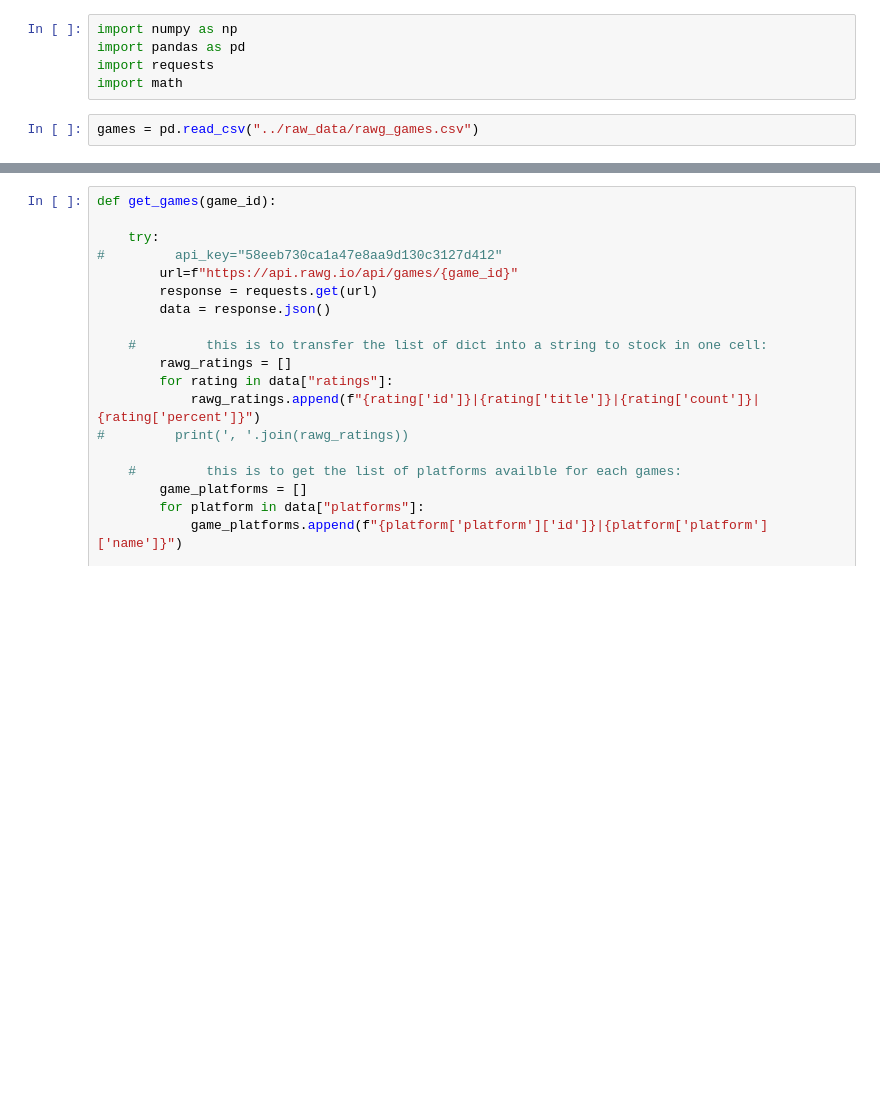
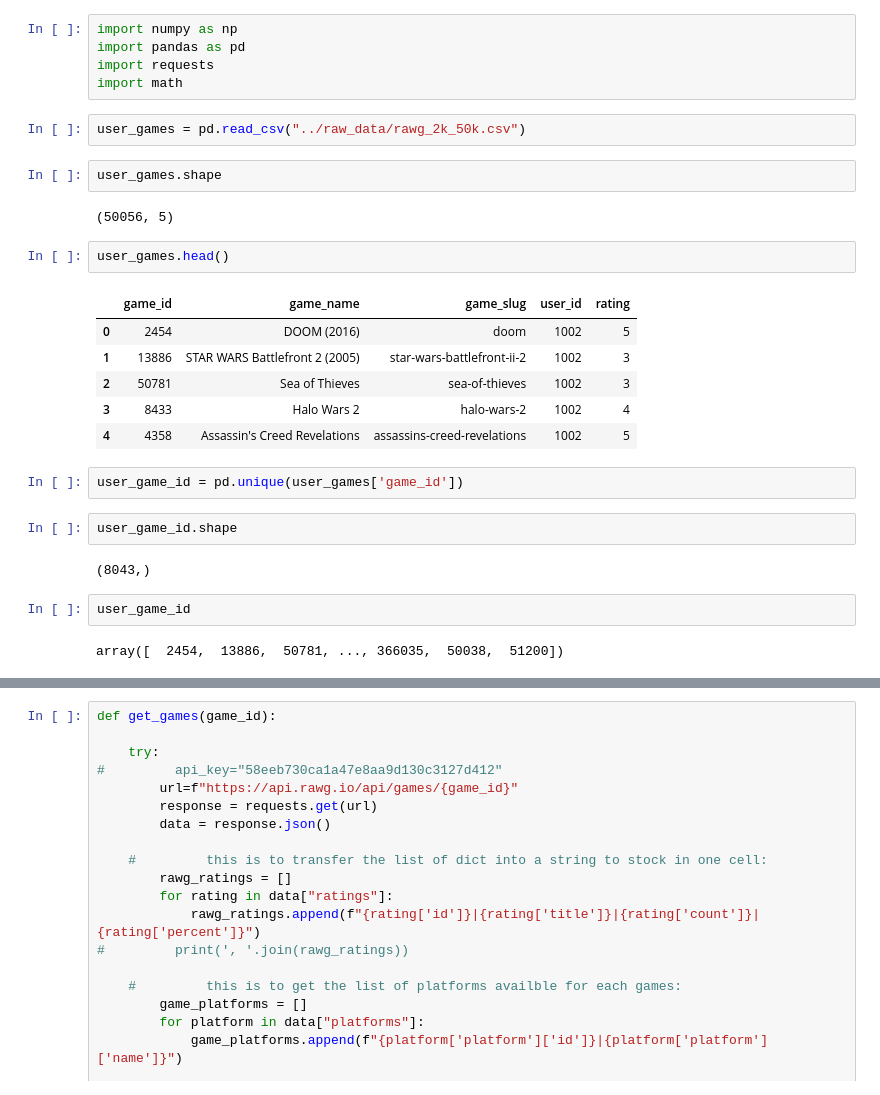
Before and after one commit to Agnes-Lain/game_one, a Jupyter notebook: notebooks/zuzu_rawg_games.ipynb, the cells around one changed output, grey strips where cells are left out. Cells and saved outputs as stored; diff of their text form; blank space fills up the shorter version.

```diff
--- a/notebooks/zuzu_rawg_games.ipynb
+++ b/notebooks/zuzu_rawg_games.ipynb
@@ -4,5 +4,28 @@ import pandas as pd
 import requests
 import math
 # %%
-games = pd.read_csv("../raw_data/rawg_games.csv")
+user_games = pd.read_csv("../raw_data/rawg_2k_50k.csv")
+# %%
+user_games.shape
+# %% [output]
+(50056, 5)
+# %%
+user_games.head()
+# %% [output]
+|  | game_id | game_name | game_slug | user_id | rating |
+| 0 | 2454 | DOOM (2016) | doom | 1002 | 5 |
+| 1 | 13886 | STAR WARS Battlefront 2 (2005) | star-wars-battlefront-ii-2 | 1002 | 3 |
+| 2 | 50781 | Sea of Thieves | sea-of-thieves | 1002 | 3 |
+| 3 | 8433 | Halo Wars 2 | halo-wars-2 | 1002 | 4 |
+| 4 | 4358 | Assassin's Creed Revelations | assassins-creed-revelations | 1002 | 5 |
+# %%
+user_game_id = pd.unique(user_games['game_id'])
+# %%
+user_game_id.shape
+# %% [output]
+(8043,)
+# %%
+user_game_id
+# %% [output]
+array([  2454,  13886,  50781, ..., 366035,  50038,  51200])
 # %%
```
Also changed, not shown: parts of 21 cells of this notebook, 2 other files.
